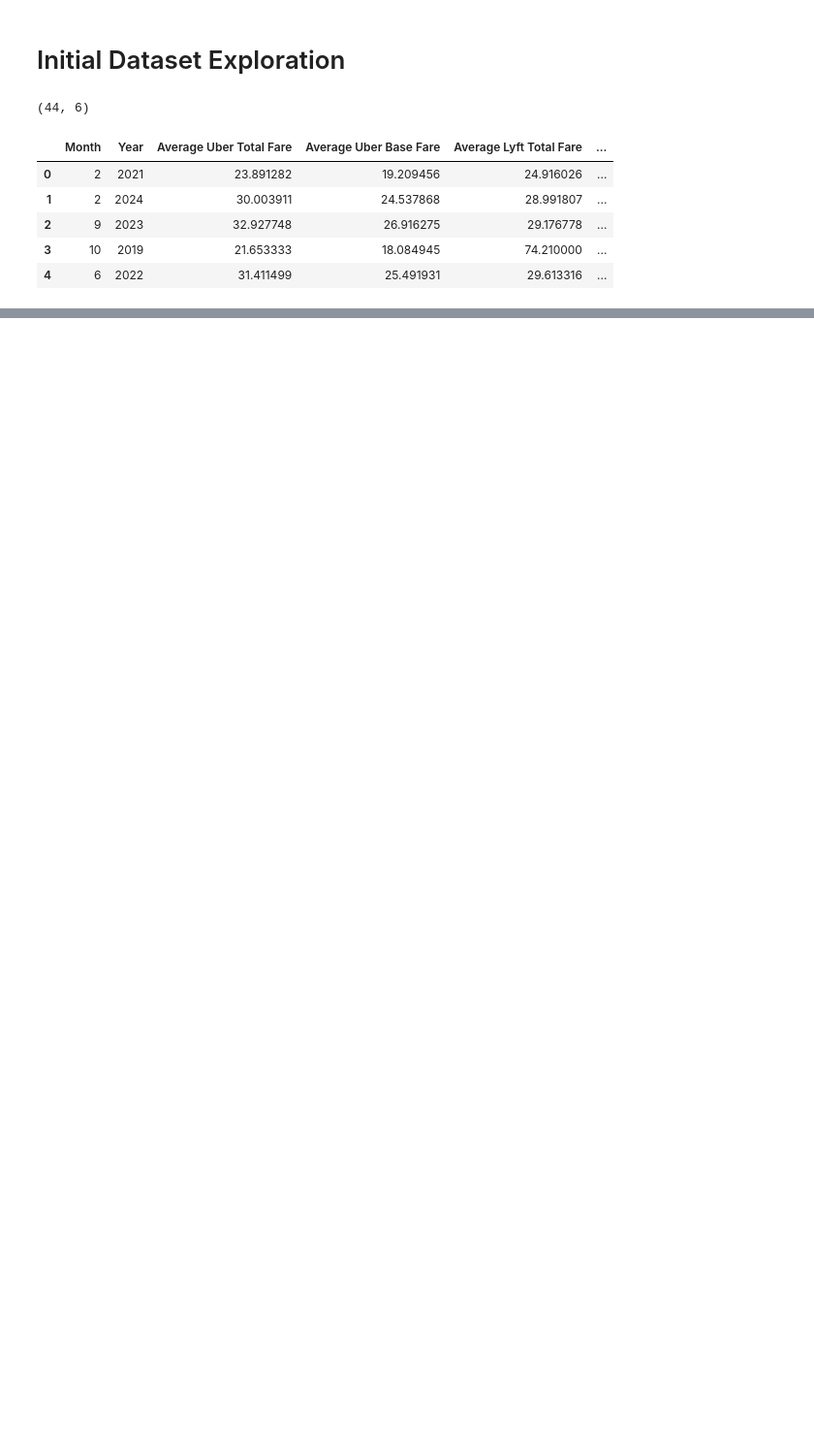
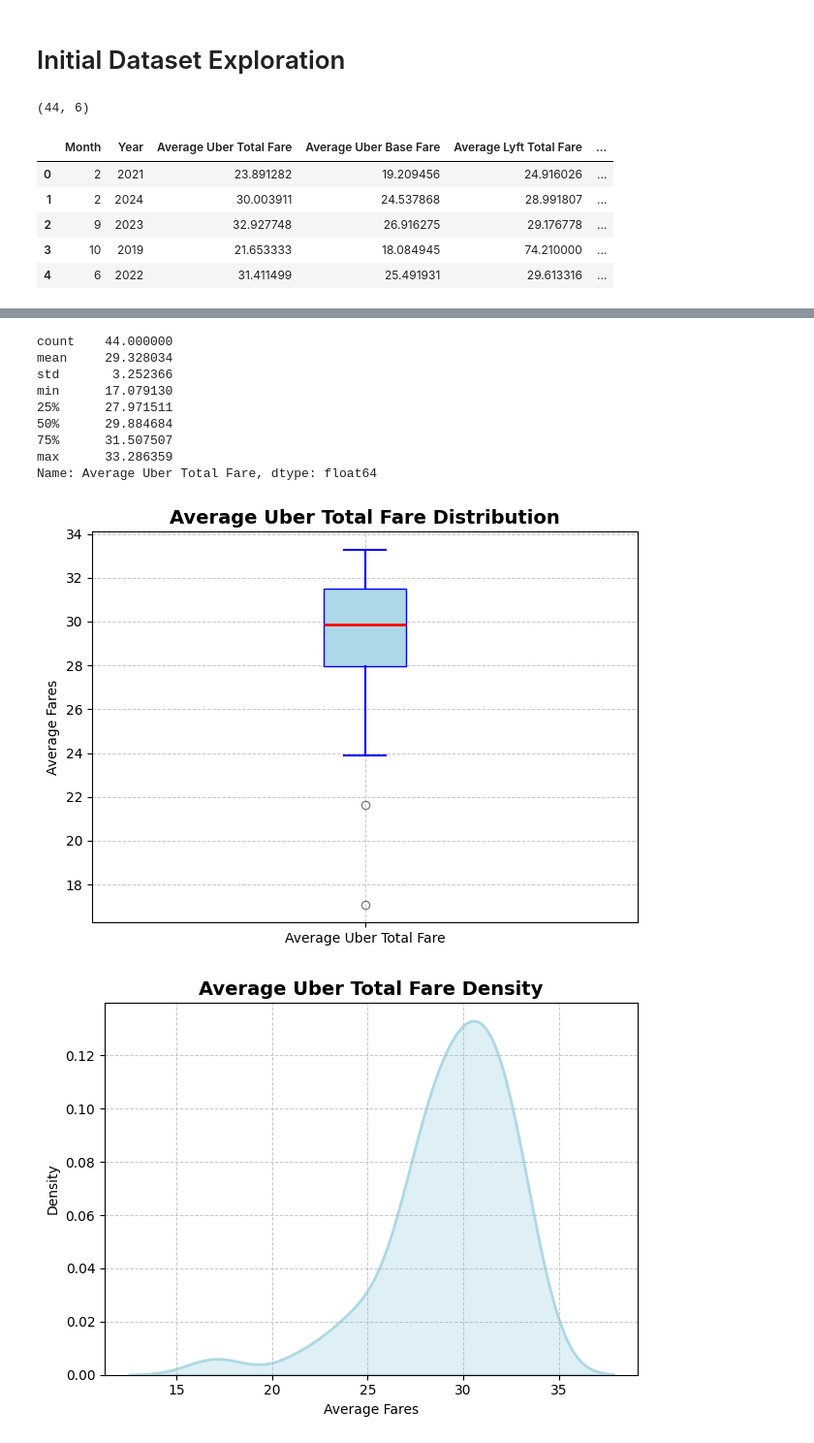
Before and after one commit to gckang/ds-nyc-ride-services-proj, a Jupyter notebook: scripts/data_analysis.ipynb, the cells around one changed output, grey strips where cells are left out. Shown at 97% size. Saved outputs shown, nothing was run; the diff lists cells and outputs as text; code cells hidden in the pictures; blank space fills up the shorter version.

```diff
--- a/scripts/data_analysis.ipynb
+++ b/scripts/data_analysis.ipynb
@@ -21,0 +102,14 @@ df.head()
+# %%
+fare_analysis('Average Uber Total Fare', 'lightblue')
+# %% [output]
+count    44.000000
+mean     29.328034
+std       3.252366
+min      17.079130
+25%      27.971511
+50%      29.884684
+75%      31.507507
+max      33.286359
+Name: Average Uber Total Fare, dtype: float64
+[figure, added]
+[figure, added]
```
Also changed, not shown: parts of 11 cells of this notebook.
